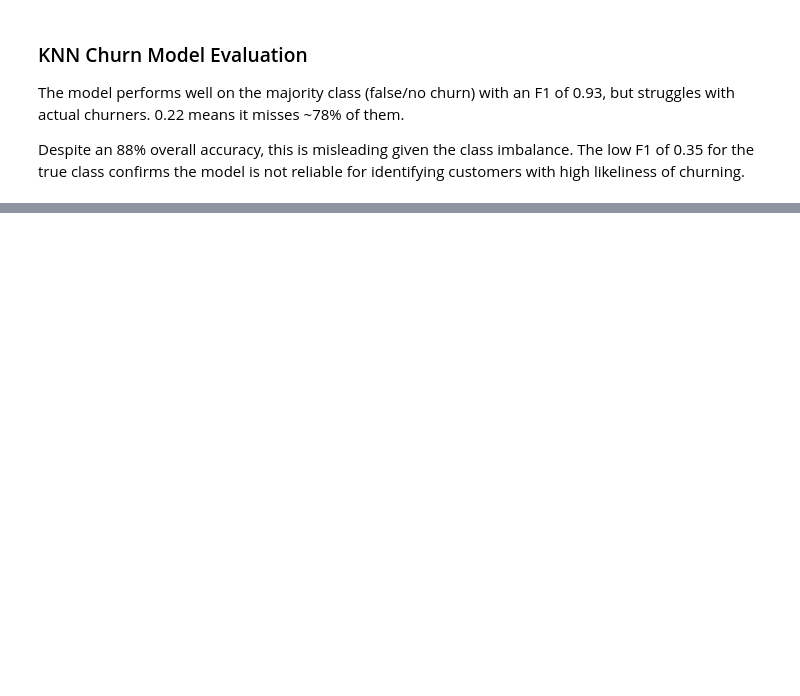
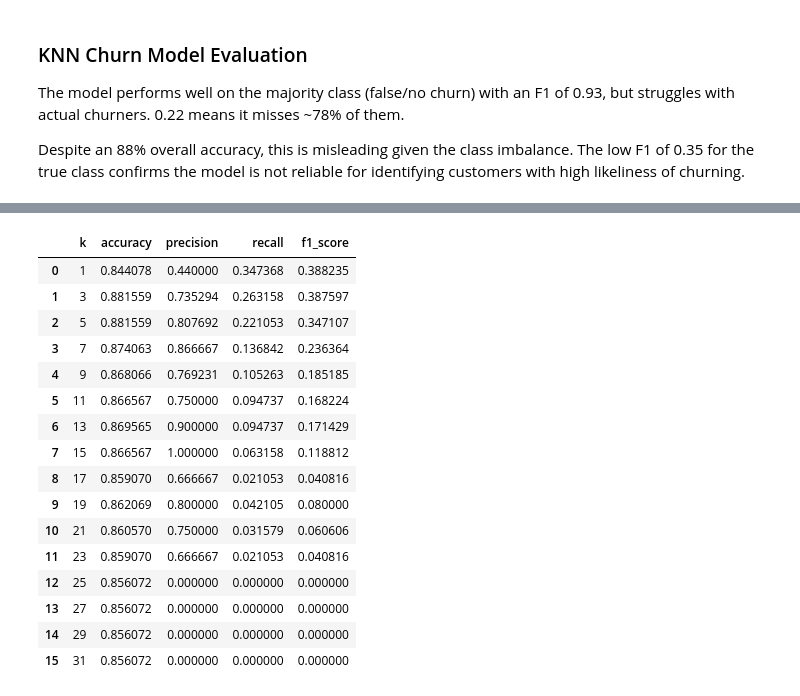
Before and after one commit to notduey/ChurnML, a Jupyter notebook: notebooks/level_1/task_3/task_3_knn_classifier.ipynb, the cells around one changed output, grey strips where cells are left out. Drawn from its saved outputs; the diff is of its cells as text; code cells hidden in the pictures; blank space fills up the shorter version.

Commit message:
finish L1T3 task and KNN model evaluation

```diff
--- a/notebooks/level_1/task_3/task_3_knn_classifier.ipynb
+++ b/notebooks/level_1/task_3/task_3_knn_classifier.ipynb
@@ -213,0 +229,46 @@ Despite an 88% overall accuracy, this is misleading given the class imbalance. T
+# %%
+from sklearn.metrics import accuracy_score, precision_score, recall_score, f1_score
+
+k_values = range(1, 32, 2) # Try odd k-values from 1 to 31
+
+results = []
+
+for k in k_values:
+    # Define and fit model
+    model = KNeighborsClassifier(n_neighbors=k)
+    model.fit(X_train, y_train)
+
+    # Generate predictions
+    y_pred_k = model.predict(X_test)
+
+    # Store metrics as dictionary
+    results.append({
+        "k": k,
+        "accuracy": accuracy_score(y_test, y_pred_k),
+        "precision": precision_score(y_test, y_pred_k),
+        "recall": recall_score(y_test, y_pred_k),
+        "f1_score": f1_score(y_test, y_pred_k)
+    })
+
+# Conver to DataFrame
+k_results = pd.DataFrame(results)
+
+k_results
+# %% [output]
+|  | k | accuracy | precision | recall | f1_score |
+| 0 | 1 | 0.844078 | 0.440000 | 0.347368 | 0.388235 |
+| 1 | 3 | 0.881559 | 0.735294 | 0.263158 | 0.387597 |
+| 2 | 5 | 0.881559 | 0.807692 | 0.221053 | 0.347107 |
+| 3 | 7 | 0.874063 | 0.866667 | 0.136842 | 0.236364 |
+| 4 | 9 | 0.868066 | 0.769231 | 0.105263 | 0.185185 |
+| 5 | 11 | 0.866567 | 0.750000 | 0.094737 | 0.168224 |
+| 6 | 13 | 0.869565 | 0.900000 | 0.094737 | 0.171429 |
+| 7 | 15 | 0.866567 | 1.000000 | 0.063158 | 0.118812 |
+| 8 | 17 | 0.859070 | 0.666667 | 0.021053 | 0.040816 |
+| 9 | 19 | 0.862069 | 0.800000 | 0.042105 | 0.080000 |
+| 10 | 21 | 0.860570 | 0.750000 | 0.031579 | 0.060606 |
+| 11 | 23 | 0.859070 | 0.666667 | 0.021053 | 0.040816 |
+| 12 | 25 | 0.856072 | 0.000000 | 0.000000 | 0.000000 |
+| 13 | 27 | 0.856072 | 0.000000 | 0.000000 | 0.000000 |
+| 14 | 29 | 0.856072 | 0.000000 | 0.000000 | 0.000000 |
+| 15 | 31 | 0.856072 | 0.000000 | 0.000000 | 0.000000 |
```
Also changed, not shown: parts of 7 cells of this notebook.
